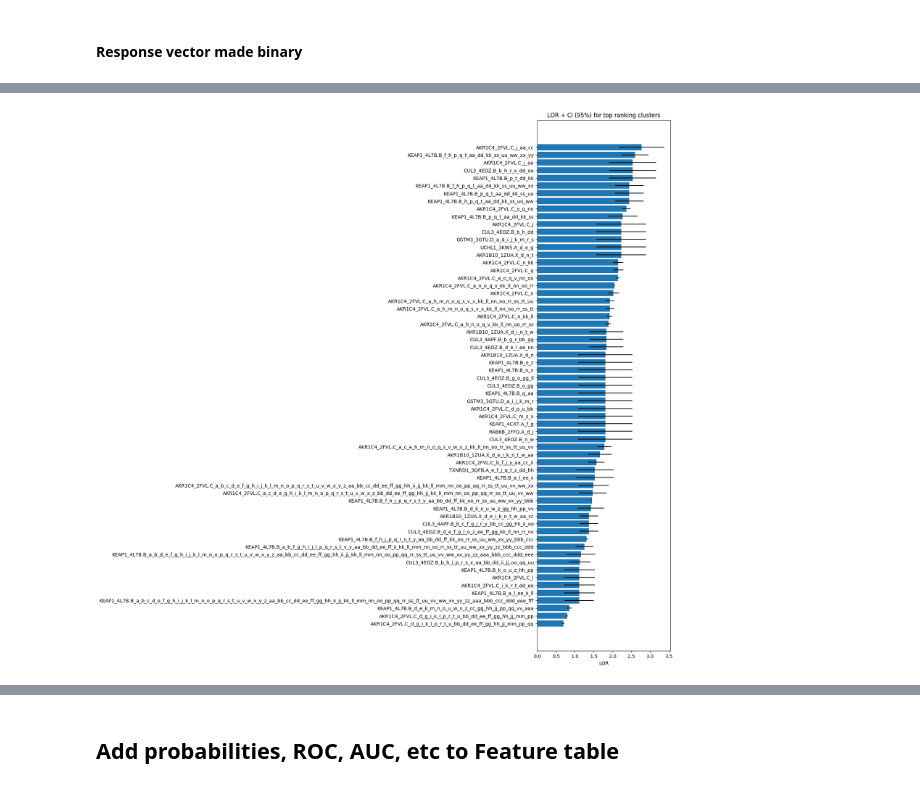
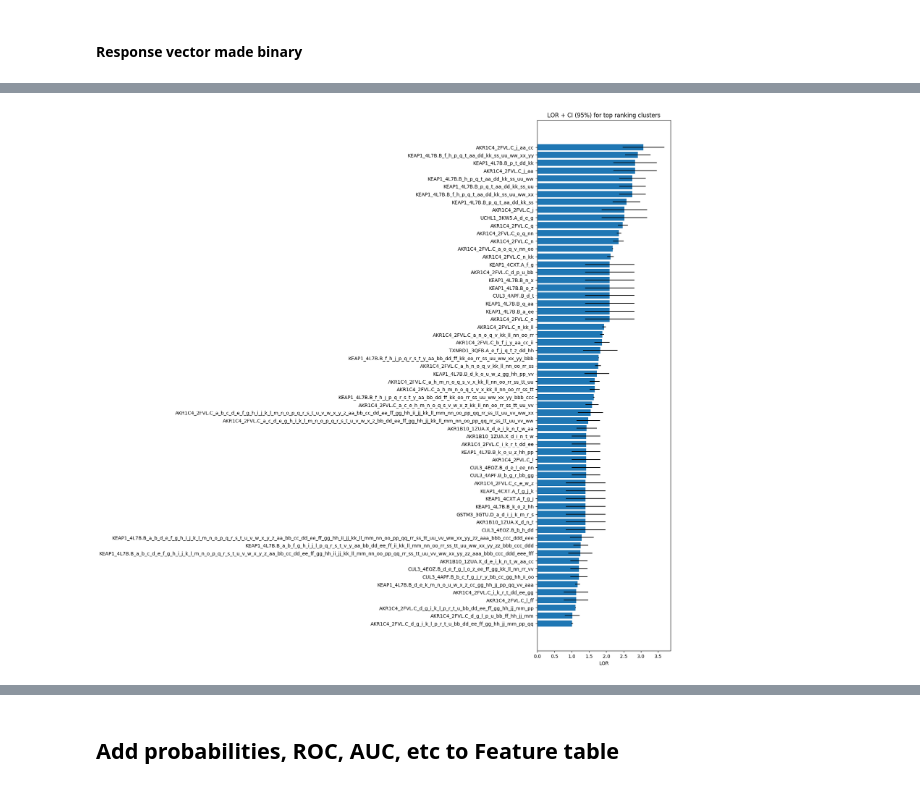
Before and after one commit to ebrunk/MutCat, a Jupyter notebook: pipeline/4 - Inference Modeling.ipynb, the cells around one changed output, grey strips where cells are left out. Drawn from its saved outputs; the diff is of its cells as text; code cells hidden in the pictures.

```diff
--- a/pipeline/4 - Inference Modeling.ipynb
+++ b/pipeline/4 - Inference Modeling.ipynb
@@ -335,23 +1087,22 @@ len(qq)
 # %%
-plt.rcdefaults()
 fig, ax = plt.subplots(figsize=(5,20))
 
-ll = qq.sort_values('LOR',ascending=False)
+ll = FT_sub.sort_values('LOR',ascending=False)
 
 # Example data
 people = ll.feature.tolist()
 y_pos = np.arange(len(people))
 performance = ll.LOR.tolist()
 error = ll.LogCI_95.tolist()
 
 ax.barh(y_pos, performance, xerr=error, align='center')
 ax.set_yticks(y_pos)
 ax.set_yticklabels(people)
 ax.invert_yaxis()  # labels read top-to-bottom
 ax.set_xlabel('LOR')
 ax.set_title('LOR + CI (95%) for top ranking clusters')
 
 plt.savefig('/home/ebc/Desktop/LOR_plot.png')
 plt.show()
 # %% [output]
-[figure, old version]
+[figure, new version]
```
Also changed, not shown: parts of 77 cells of this notebook.
